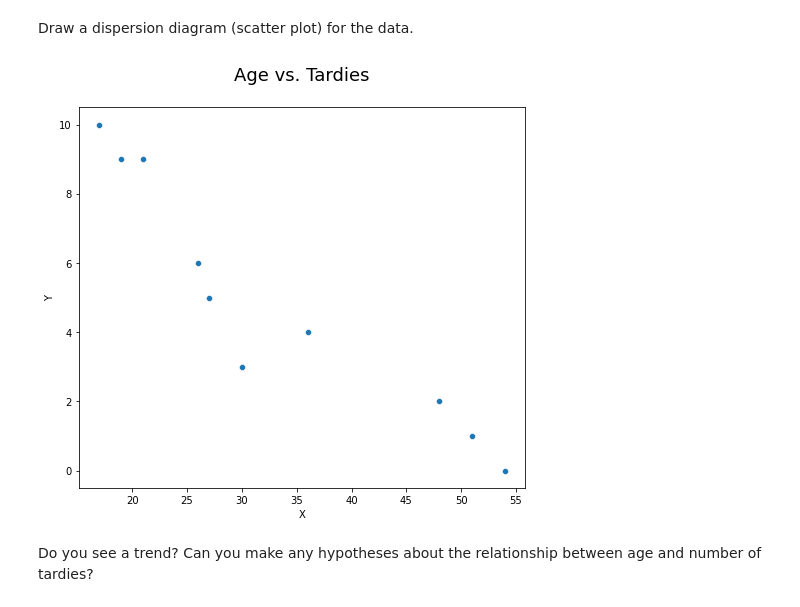
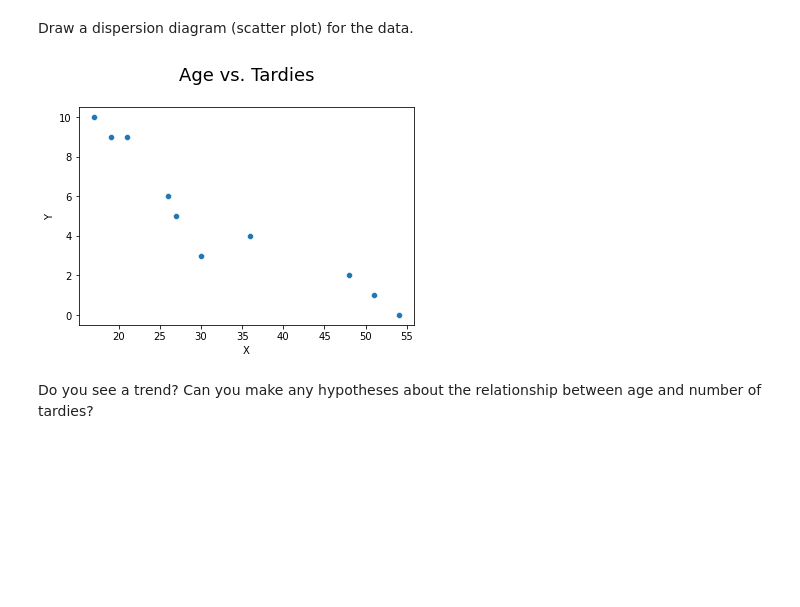
Before and after one commit to ta-data-mexpt/-lab-regression-analysis, a Jupyter notebook: your-code.ipynb, the cells around one changed output. Drawn from its saved outputs; the diff is of its cells as text; code cells hidden in the pictures; blank space fills up the shorter version.

```diff
--- a/your-code.ipynb
+++ b/your-code.ipynb
@@ -58,14 +58,12 @@ import matplotlib.pyplot as plt
 import seaborn as sns
 # %%
 # Your code here.
-
-fig = plt.figure(figsize=(8, 7))
 
 sns.scatterplot(data=student_data, x=student_data.X, y=student_data.Y)
 
 plt.title('Age vs. Tardies\n', size=18);
 # %% [output]
-[figure, old version]
+[figure, new version]
 # %% [markdown]
 Do you see a trend? Can you make any hypotheses about the relationship between age and number of tardies?
 # %%
```
Also changed, not shown: parts of 6 cells of this notebook.
